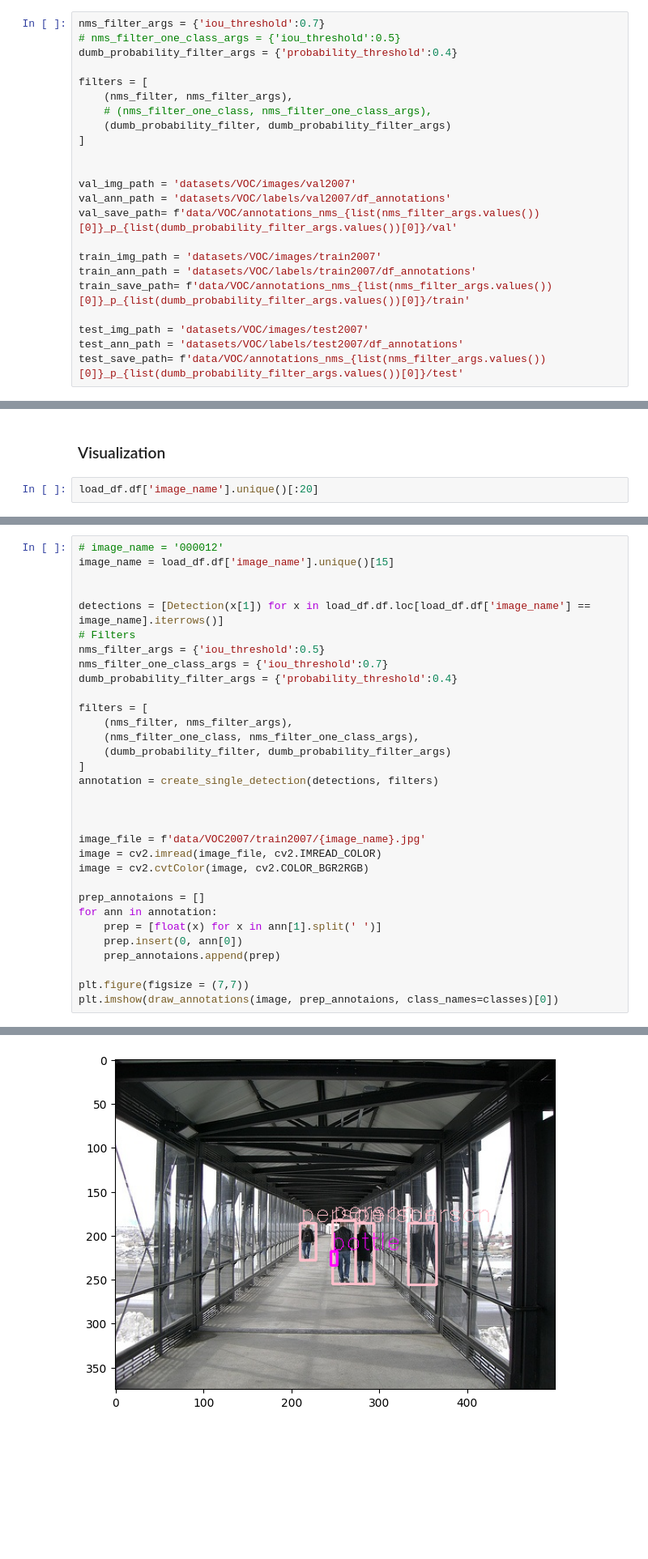
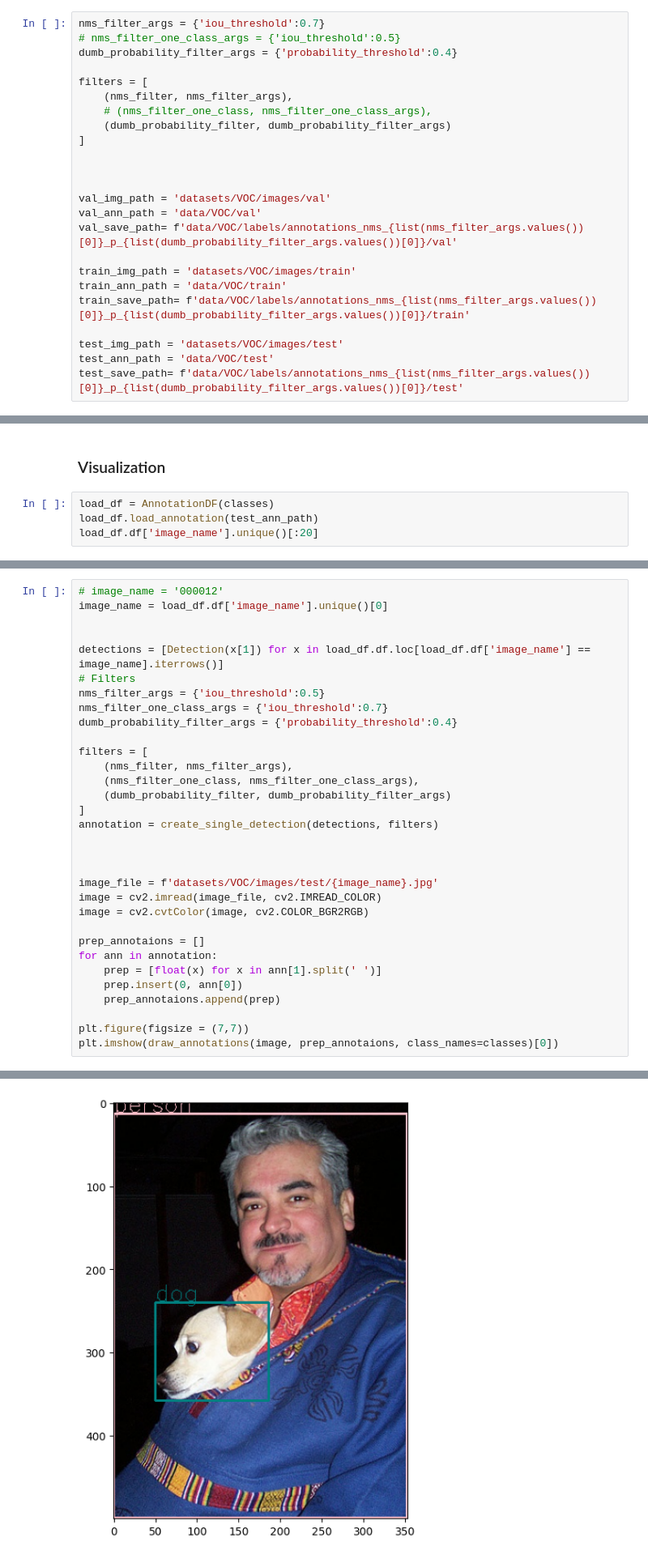
Before and after one commit to NikolayKn/Pseudo_label_Grounding_DINO, a Jupyter notebook: notebooks/create_annotation.ipynb, the cells around one changed output, grey strips where cells are left out. Shown at 81% size. Saved outputs shown, nothing was run; the diff lists cells and outputs as text; blank space fills up the shorter version.

```diff
--- a/notebooks/create_annotation.ipynb
+++ b/notebooks/create_annotation.ipynb
@@ -130,15 +119,16 @@ filters = [
 ]
 
 
-val_img_path = 'datasets/VOC/images/val2007'
-val_ann_path = 'datasets/VOC/labels/val2007/df_annotations'
-val_save_path= f'data/VOC/annotations_nms_{list(nms_filter_args.values())[0]}_p_{list(dumb_probability_filter_args.values())[0]}/val'
 
-train_img_path = 'datasets/VOC/images/train2007'
-train_ann_path = 'datasets/VOC/labels/train2007/df_annotations'
-train_save_path= f'data/VOC/annotations_nms_{list(nms_filter_args.values())[0]}_p_{list(dumb_probability_filter_args.values())[0]}/train'
+val_img_path = 'datasets/VOC/images/val'
+val_ann_path = 'data/VOC/val'
+val_save_path= f'data/VOC/labels/annotations_nms_{list(nms_filter_args.values())[0]}_p_{list(dumb_probability_filter_args.values())[0]}/val'
 
-test_img_path = 'datasets/VOC/images/test2007'
-test_ann_path = 'datasets/VOC/labels/test2007/df_annotations'
-test_save_path= f'data/VOC/annotations_nms_{list(nms_filter_args.values())[0]}_p_{list(dumb_probability_filter_args.values())[0]}/test'
+train_img_path = 'datasets/VOC/images/train'
+train_ann_path = 'data/VOC/train'
+train_save_path= f'data/VOC/labels/annotations_nms_{list(nms_filter_args.values())[0]}_p_{list(dumb_probability_filter_args.values())[0]}/train'
+
+test_img_path = 'datasets/VOC/images/test'
+test_ann_path = 'data/VOC/test'
+test_save_path= f'data/VOC/labels/annotations_nms_{list(nms_filter_args.values())[0]}_p_{list(dumb_probability_filter_args.values())[0]}/test'
 # %%
@@ -149,5 +163,7 @@ create_annotations(save_path=train_save_path,
 # %% [markdown]
 ### Visualization
 # %%
+load_df = AnnotationDF(classes)
+load_df.load_annotation(test_ann_path)
 load_df.df['image_name'].unique()[:20]
 # %% [output]
@@ -181,35 +178,35 @@ classes
 # %%
 # image_name = '000012'
-image_name = load_df.df['image_name'].unique()[15]
+image_name = load_df.df['image_name'].unique()[0]
 
 
 detections = [Detection(x[1]) for x in load_df.df.loc[load_df.df['image_name'] == image_name].iterrows()]
 # Filters
 nms_filter_args = {'iou_threshold':0.5}
 nms_filter_one_class_args = {'iou_threshold':0.7}
 dumb_probability_filter_args = {'probability_threshold':0.4}
 
 filters = [
     (nms_filter, nms_filter_args),
     (nms_filter_one_class, nms_filter_one_class_args),
     (dumb_probability_filter, dumb_probability_filter_args)
 ]
 annotation = create_single_detection(detections, filters)
 
 
 
-image_file = f'data/VOC2007/train2007/{image_name}.jpg'
+image_file = f'datasets/VOC/images/test/{image_name}.jpg'
 image = cv2.imread(image_file, cv2.IMREAD_COLOR)
 image = cv2.cvtColor(image, cv2.COLOR_BGR2RGB)
 
 prep_annotaions = []
 for ann in annotation:
     prep = [float(x) for x in ann[1].split(' ')]
     prep.insert(0, ann[0])
     prep_annotaions.append(prep)
 
 plt.figure(figsize = (7,7))
 plt.imshow(draw_annotations(image, prep_annotaions, class_names=classes)[0])
 # %% [output]
 <matplotlib.image.AxesImage at 0x...>
-[figure, old version]
+[figure, new version]
```
Also changed, not shown: parts of 7 cells of this notebook, 3 other files.
